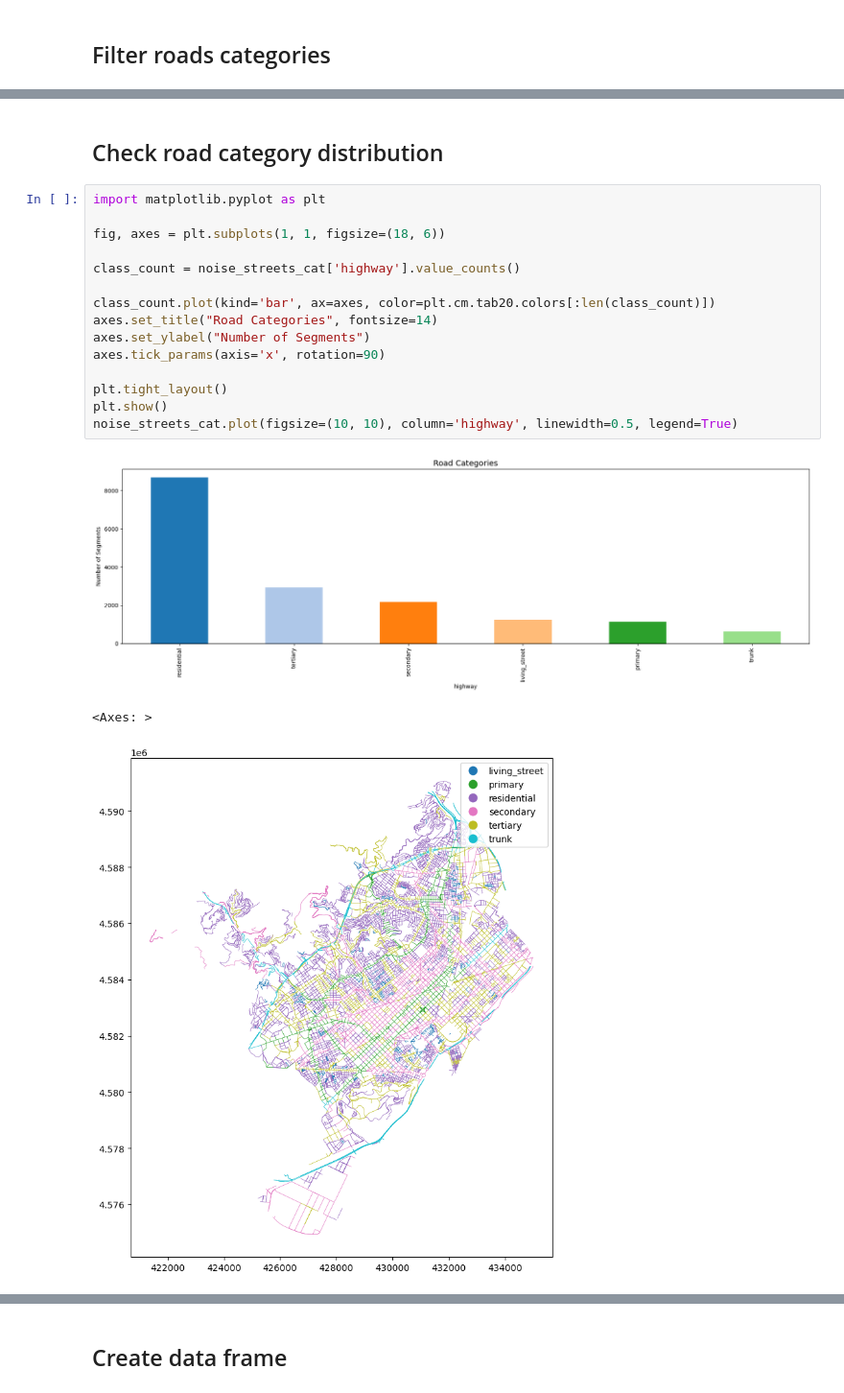
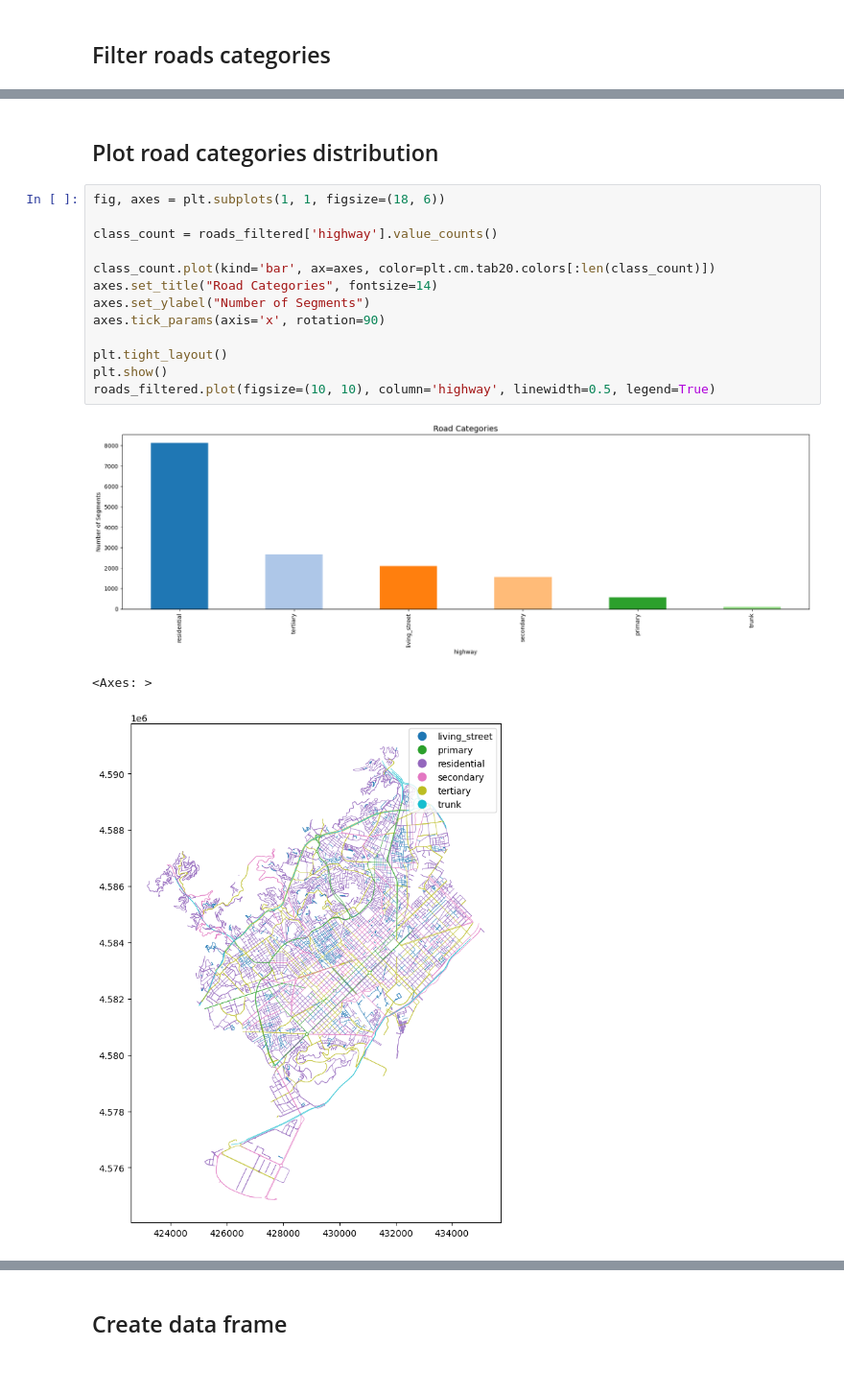
Before and after one commit to AndreaCutroni/ML-Noise-Prediction, a Jupyter notebook: notebooks/osm/OSM_roads.ipynb, the cells around one changed output, grey strips where cells are left out. Shown at 96% size. Cells and saved outputs as stored; diff of their text form.

```diff
--- a/notebooks/osm/OSM_roads.ipynb
+++ b/notebooks/osm/OSM_roads.ipynb
@@ -141,21 +83,19 @@ Noise streets after prioritized road join: (16772, 553)
-# %% [markdown]
-## Check road category distribution
-# %%
-import matplotlib.pyplot as plt
-
-fig, axes = plt.subplots(1, 1, figsize=(18, 6))
-
-class_count = noise_streets_cat['highway'].value_counts()
-
-class_count.plot(kind='bar', ax=axes, color=plt.cm.tab20.colors[:len(class_count)])
-axes.set_title("Road Categories", fontsize=14)
-axes.set_ylabel("Number of Segments")
-axes.tick_params(axis='x', rotation=90)
-
-plt.tight_layout()
-plt.show()
-noise_streets_cat.plot(figsize=(10, 10), column='highway', linewidth=0.5, legend=True)
-# %% [output]
-[figure, removed]
-<Axes: >
-[figure, removed]
+# %% [markdown]
+## Plot road categories distribution
+# %%
+fig, axes = plt.subplots(1, 1, figsize=(18, 6))
+
+class_count = roads_filtered['highway'].value_counts()
+
+class_count.plot(kind='bar', ax=axes, color=plt.cm.tab20.colors[:len(class_count)])
+axes.set_title("Road Categories", fontsize=14)
+axes.set_ylabel("Number of Segments")
+axes.tick_params(axis='x', rotation=90)
+
+plt.tight_layout()
+plt.show()
+roads_filtered.plot(figsize=(10, 10), column='highway', linewidth=0.5, legend=True)
+# %% [output]
+[figure, added]
+<Axes: >
+[figure, added]
```
Also changed, not shown: parts of 11 cells of this notebook, 14 other files.
